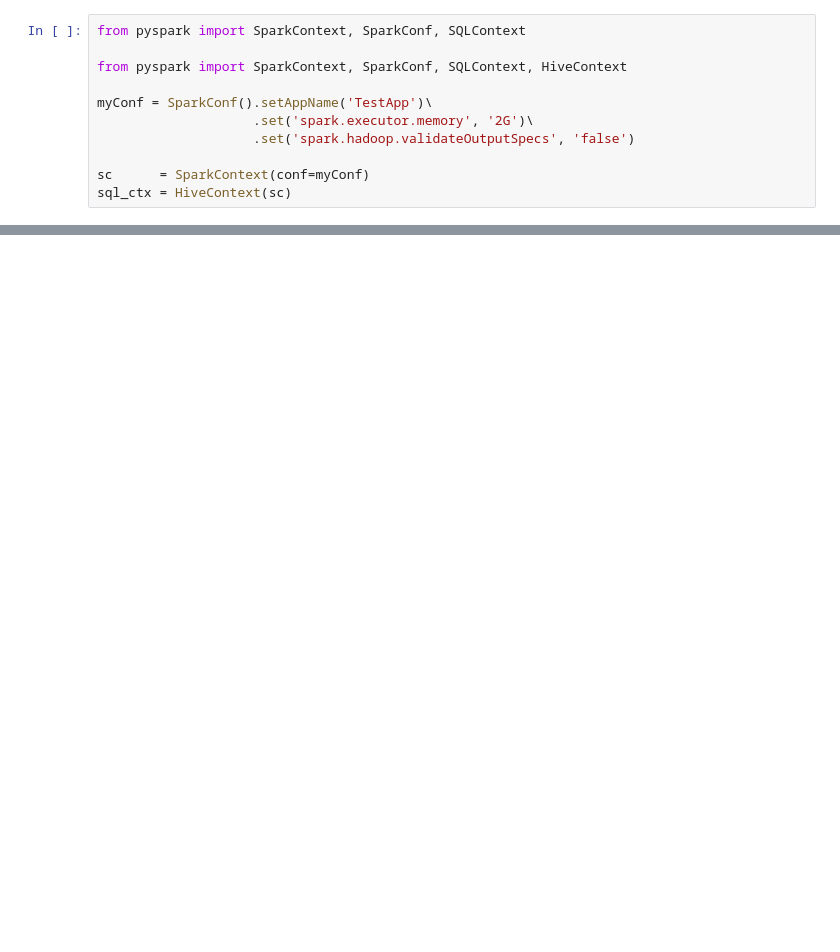
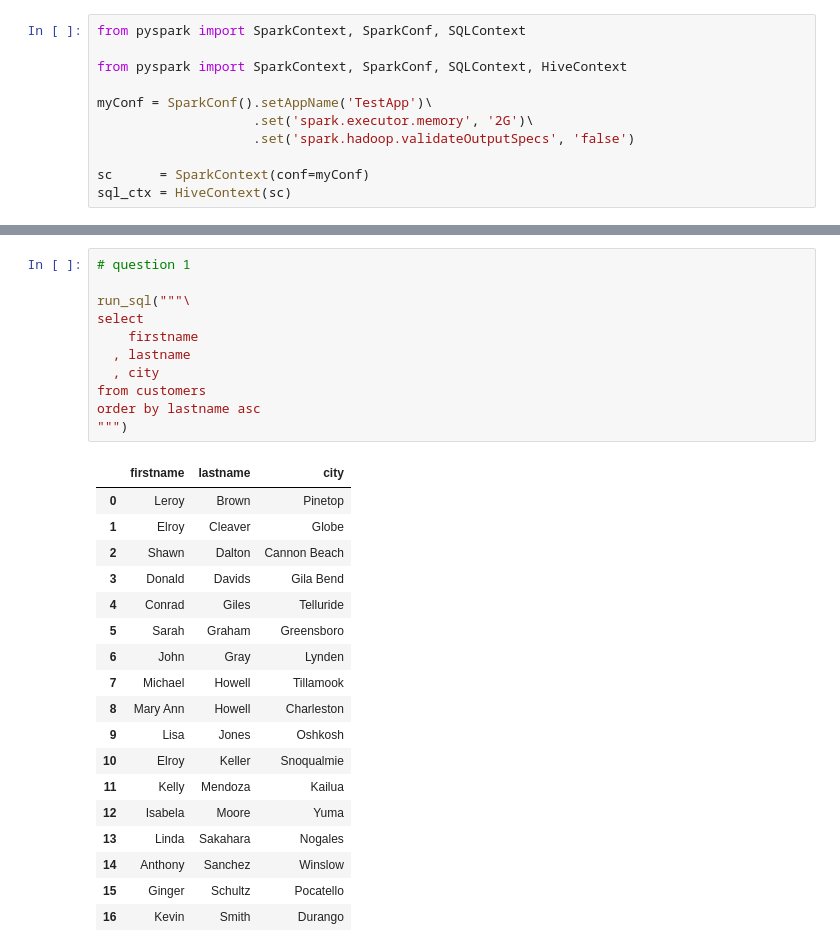
Before and after one commit to nakicam/DataScienceTraining, a Jupyter notebook: examples/drills/spark_sql_drills.ipynb, the cells around one changed output, grey strips where cells are left out. Drawn from its saved outputs; the diff is of its cells as text; blank space fills up the shorter version.

```diff
--- a/examples/drills/spark_sql_drills.ipynb
+++ b/examples/drills/spark_sql_drills.ipynb
@@ -47,0 +399,30 @@ customers_df = sql_ctx.load(
+# %%
+# question 1
+
+run_sql("""\
+select
+    firstname
+  , lastname
+  , city
+from customers
+order by lastname asc
+""")
+# %% [output]
+|  | firstname | lastname | city |
+| 0 | Leroy | Brown | Pinetop |
+| 1 | Elroy | Cleaver | Globe |
+| 2 | Shawn | Dalton | Cannon Beach |
+| 3 | Donald | Davids | Gila Bend |
+| 4 | Conrad | Giles | Telluride |
+| 5 | Sarah | Graham | Greensboro |
+| 6 | John | Gray | Lynden |
+| 7 | Michael | Howell | Tillamook |
+| 8 | Mary Ann | Howell | Charleston |
+| 9 | Lisa | Jones | Oshkosh |
+| 10 | Elroy | Keller | Snoqualmie |
+| 11 | Kelly | Mendoza | Kailua |
+| 12 | Isabela | Moore | Yuma |
+| 13 | Linda | Sakahara | Nogales |
+| 14 | Anthony | Sanchez | Winslow |
+| 15 | Ginger | Schultz | Pocatello |
+| 16 | Kevin | Smith | Durango |
```
Also changed, not shown: parts of 42 cells of this notebook, 3 other files.
